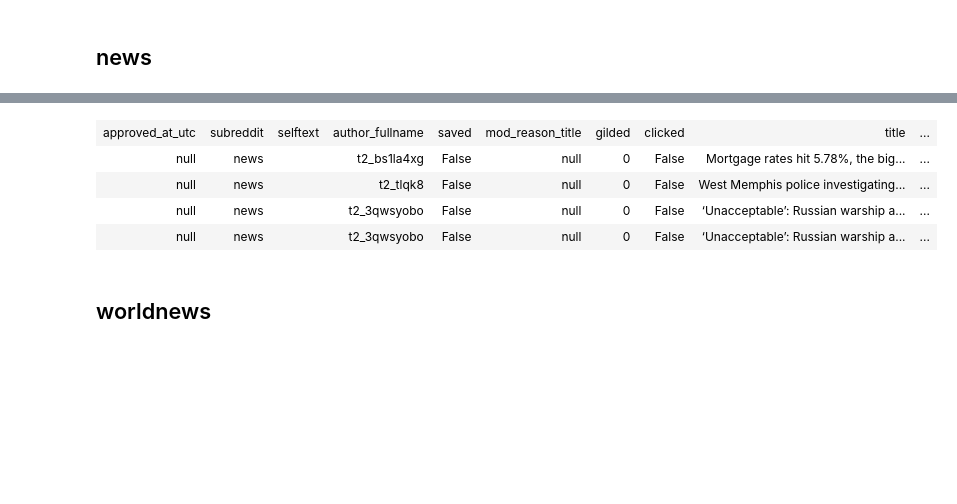
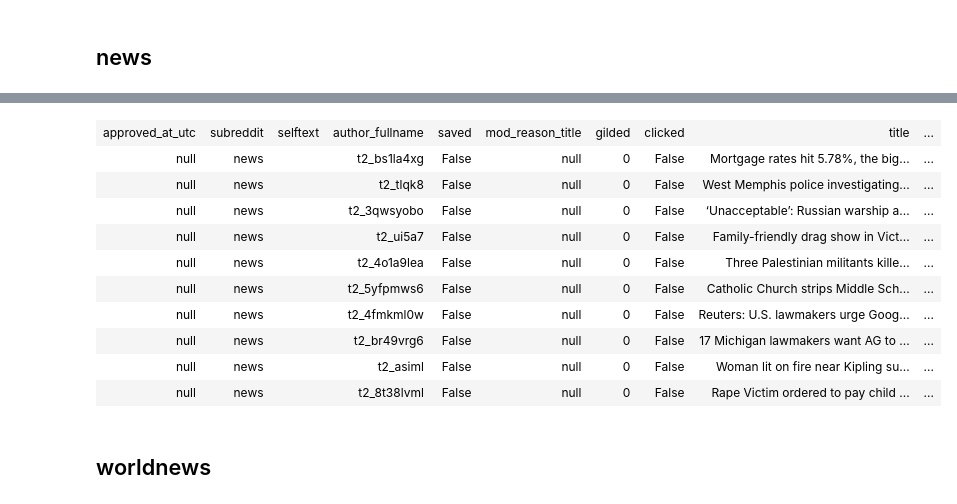
Before and after one commit to stevenhurwitt/reddit-streaming, a Jupyter notebook: redditStreaming/src/main/python/read_table.ipynb, the cells around one changed output, grey strips where cells are left out. Drawn from its saved outputs; the diff is of its cells as text; code cells hidden in the pictures; blank space fills up the shorter version.

```diff
--- a/redditStreaming/src/main/python/read_table.ipynb
+++ b/redditStreaming/src/main/python/read_table.ipynb
@@ -133,13 +122,19 @@ order by CAST(created_utc AS DATE) asc
 # %%
 %%sparksql
 
-select * from reddit_news order by created_utc asc
+select * from reddit_news order by created_utc asc limit 10
 # %% [output]
 | approved_at_utc | subreddit | selftext | author_fullname | saved | mod_reason_title | gilded | clicked | title | ... |
 | null | news |  | t2_bs1la4xg | False | null | 0 | False | Mortgage rates hit 5.78%, the big... | ... |
 | null | news |  | t2_tlqk8 | False | null | 0 | False | West Memphis police investigating... | ... |
 | null | news |  | t2_3qwsyobo | False | null | 0 | False | ‘Unacceptable’: Russian warship a... | ... |
-| null | news |  | t2_3qwsyobo | False | null | 0 | False | ‘Unacceptable’: Russian warship a... | ... |
+| null | news |  | t2_ui5a7 | False | null | 0 | False | Family-friendly drag show in Vict... | ... |
+| null | news |  | t2_4o1a9lea | False | null | 0 | False | Three Palestinian militants kille... | ... |
+| null | news |  | t2_5yfpmws6 | False | null | 0 | False | Catholic Church strips Middle Sch... | ... |
+| null | news |  | t2_4fmkml0w | False | null | 0 | False | Reuters: U.S. lawmakers urge Goog... | ... |
+| null | news |  | t2_br49vrg6 | False | null | 0 | False | 17 Michigan lawmakers want AG to ... | ... |
+| null | news |  | t2_asiml | False | null | 0 | False | Woman lit on fire near Kipling su... | ... |
+| null | news |  | t2_8t38lvml | False | null | 0 | False | Rape Victim ordered to pay child ... | ... |
 # %% [markdown]
 ## worldnews
 # %%
```
Also changed, not shown: parts of 8 cells of this notebook, 4 other files.
